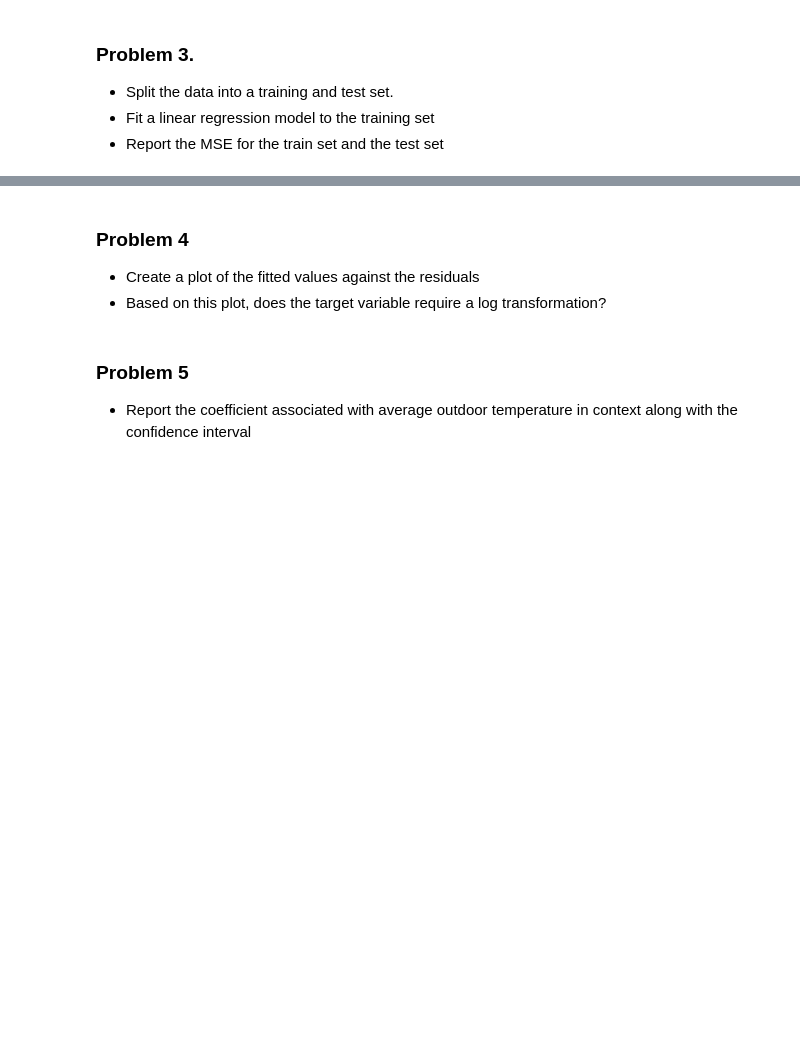
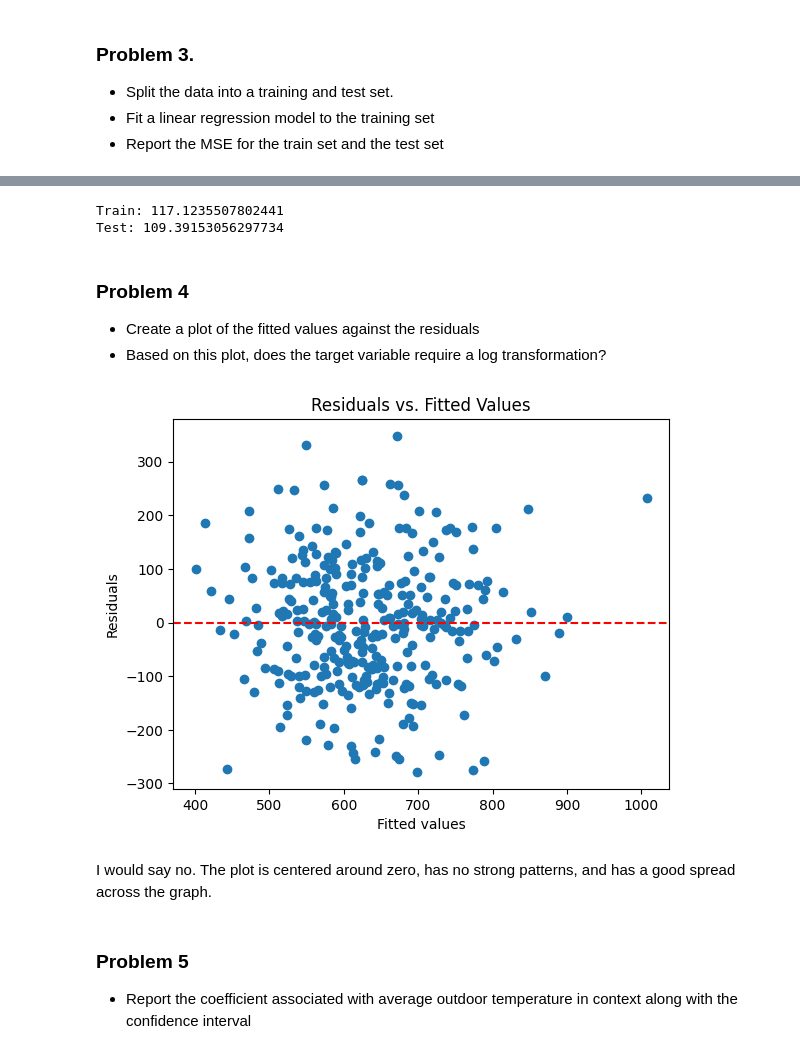
Before and after one commit to ojware5/stat-220-pt-2, a Jupyter notebook: Stat220_Take_Home_Final.ipynb, the cells around one changed output, grey strips where cells are left out. Drawn from its saved outputs; the diff is of its cells as text; code cells hidden in the pictures; blank space fills up the shorter version.

```diff
--- a/Stat220_Take_Home_Final.ipynb
+++ b/Stat220_Take_Home_Final.ipynb
@@ -54,3 +100,15 @@ The dataset cn be found at "https://github.com/drbob-richardson/stat220/raw/main
 - Split the data into a training and test set.
 - Fit a linear regression model to the training set
 - Report the MSE for the train set and the test set
+# %%
+predictors = cn[["house_size","num_occupants","avg_outdoor_temp","num_appliances","insulation_quality","heating_type"]]
+X = pd.get_dummies(predictors,drop_first = True)
+y = cn.monthly_energy_kwh
+
+X_train, X_test, y_train, y_test = train_test_split(X, y, test_size=0.3, random_state=1234)
+# %%
+reg_prep = LinearRegression()
+mod_reg = reg_prep.fit(X_train,y_train)
+
+print('intercept:', mod_reg.intercept_)
+dict(zip(X.columns,mod_reg.coef_))
@@ -57,8 +124,34 @@ The dataset cn be found at "https://github.com/drbob-richardson/stat220/raw/main
+# %%
+y_pred = mod_reg.predict(X_train)
+rmse_reg_in = np.sqrt(mean_squared_error(y_train,y_pred))
+
+out_sample_reg = mod_reg.predict(X_test)
+
+rmse_reg_out = np.sqrt(mean_squared_error(y_test,out_sample_reg))
+
+print(f'Train: {rmse_reg_in}')
+print(f'Test: {rmse_reg_out}')
+# %% [output]
+Train: 117.1235507802441
+Test: 109.39153056297734
 # %% [markdown]
 ### Problem 4
 
 - Create a plot of the fitted values against the residuals
 - Based on this plot, does the target variable require a log transformation?
+# %%
+residuals = y_train - y_pred
+
+plt.scatter(y_pred, residuals)
+plt.axhline(y=0, color="r",linestyle="--")
+plt.xlabel("Fitted values")
+plt.ylabel("Residuals")
+plt.title("Residuals vs. Fitted Values")
+plt.show()
+# %% [output]
+[figure, added]
+# %% [markdown]
+I would say no. The plot is centered around zero, has no strong patterns, and has a good spread across the graph.
 # %% [markdown]
 ### Problem 5
 
```
Also changed, not shown: parts of 28 cells of this notebook.
